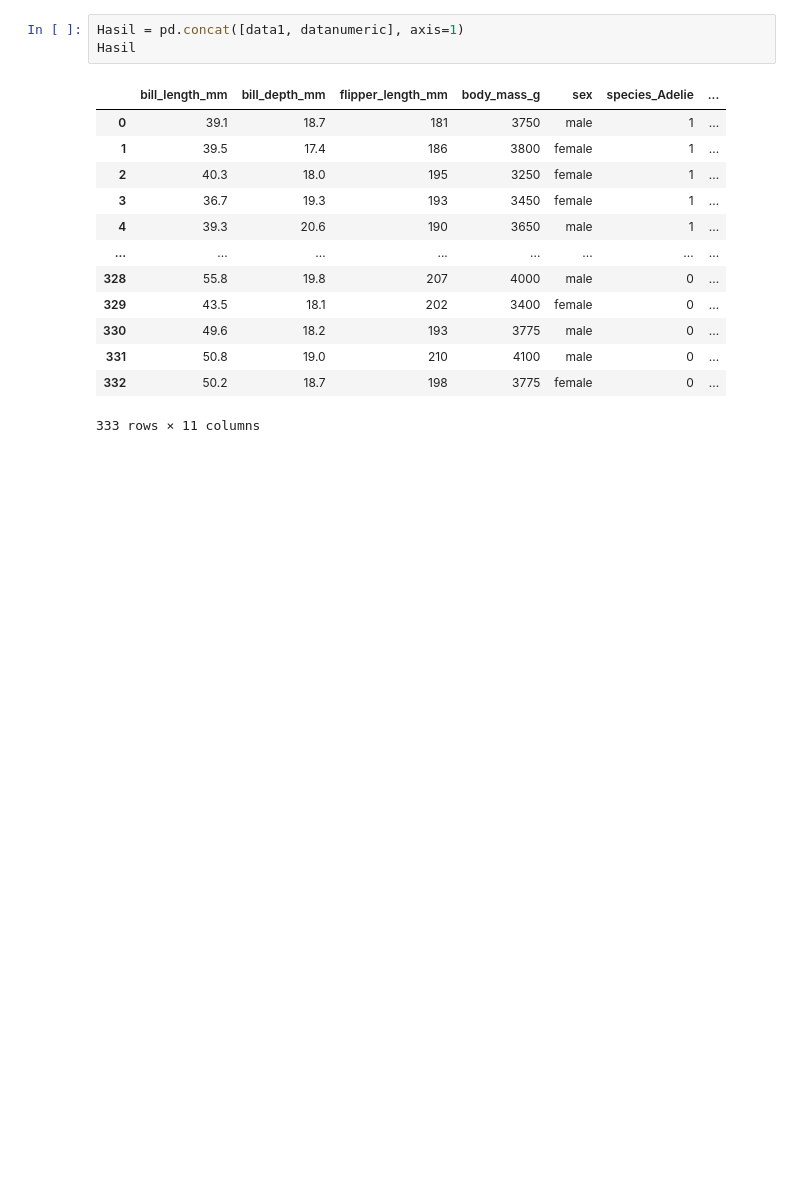
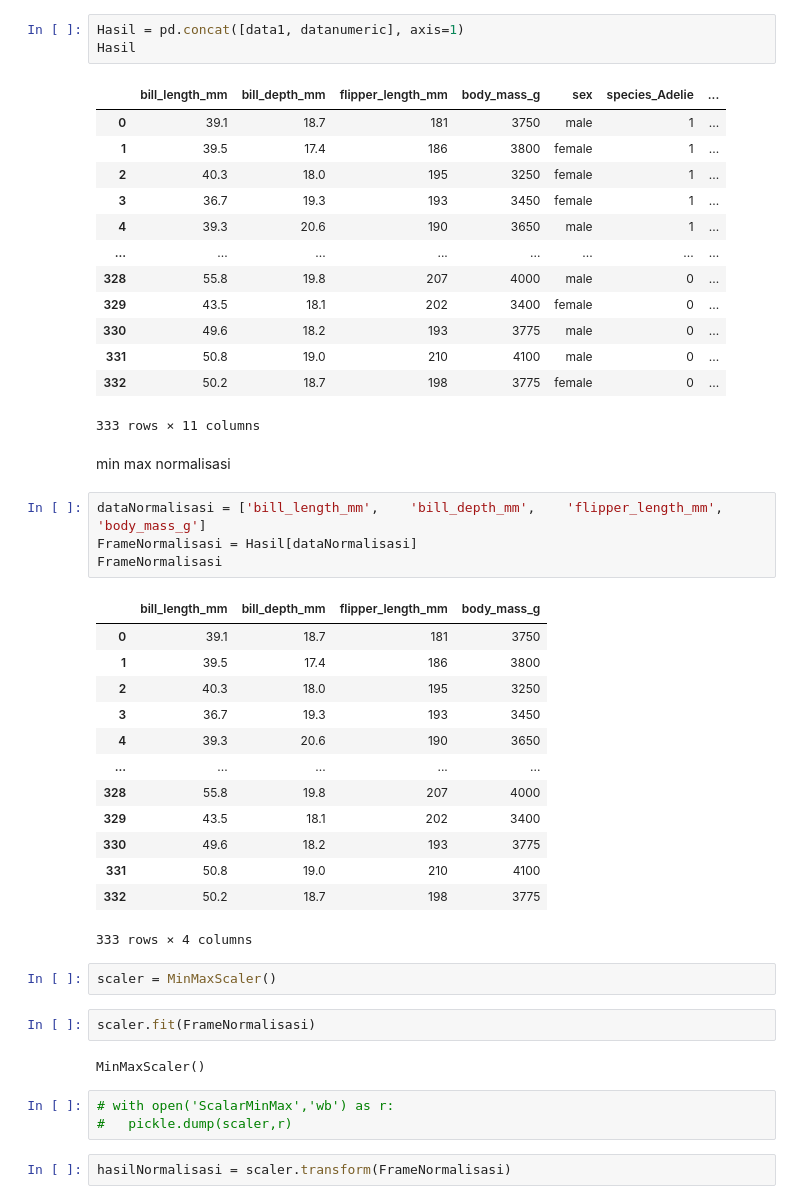
Before and after one commit to cindylmr19/pendat, a Jupyter notebook: _sources/menghitung-jarak.ipynb, the cells around one changed output. Drawn from its saved outputs; the diff is of its cells as text; blank space fills up the shorter version.

```diff
--- a/_sources/menghitung-jarak.ipynb
+++ b/_sources/menghitung-jarak.ipynb
@@ -117,3 +118,34 @@ Hasil
 | 331 | 50.8 | 19.0 | 210 | 4100 | male | 0 | ... |
 | 332 | 50.2 | 18.7 | 198 | 3775 | female | 0 | ... |
 333 rows × 11 columns
+# %% [markdown]
+min max normalisasi
+# %%
+dataNormalisasi = ['bill_length_mm',	'bill_depth_mm',	'flipper_length_mm',	'body_mass_g']
+FrameNormalisasi = Hasil[dataNormalisasi]
+FrameNormalisasi
+# %% [output]
+|  | bill_length_mm | bill_depth_mm | flipper_length_mm | body_mass_g |
+| 0 | 39.1 | 18.7 | 181 | 3750 |
+| 1 | 39.5 | 17.4 | 186 | 3800 |
+| 2 | 40.3 | 18.0 | 195 | 3250 |
+| 3 | 36.7 | 19.3 | 193 | 3450 |
+| 4 | 39.3 | 20.6 | 190 | 3650 |
+| ... | ... | ... | ... | ... |
+| 328 | 55.8 | 19.8 | 207 | 4000 |
+| 329 | 43.5 | 18.1 | 202 | 3400 |
+| 330 | 49.6 | 18.2 | 193 | 3775 |
+| 331 | 50.8 | 19.0 | 210 | 4100 |
+| 332 | 50.2 | 18.7 | 198 | 3775 |
+333 rows × 4 columns
+# %%
+scaler = MinMaxScaler()
+# %%
+scaler.fit(FrameNormalisasi)
+# %% [output]
+MinMaxScaler()
+# %%
+# with open('ScalarMinMax','wb') as r:
+#   pickle.dump(scaler,r)
+# %%
+hasilNormalisasi = scaler.transform(FrameNormalisasi)
```
Also changed, not shown: parts of 3 cells of this notebook, 2 other files.
